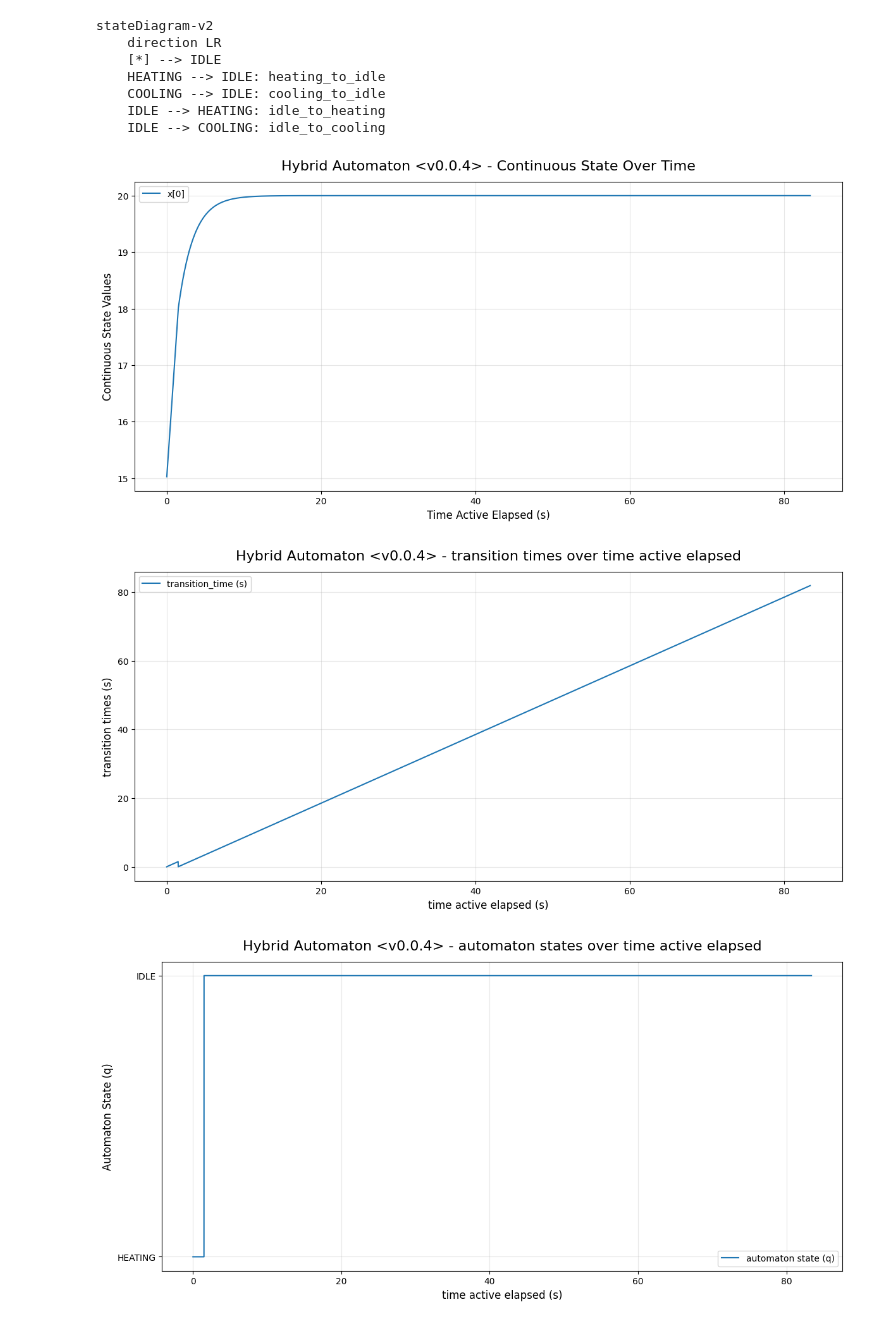
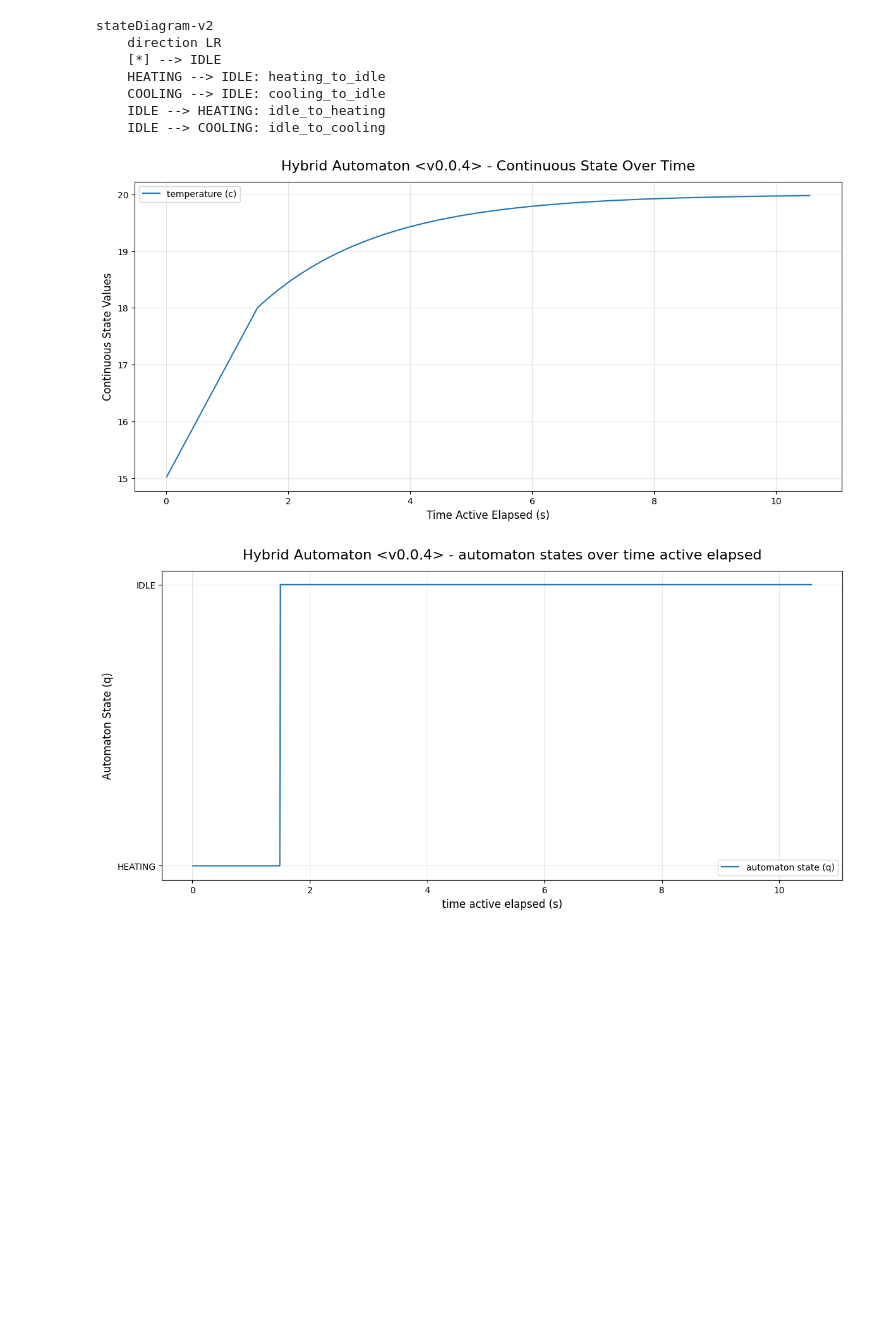
Before and after one commit to rymc-dev/hybrid-automaton, a Jupyter notebook: notebooks/thermostat_hybrid_automaton.ipynb, the cells around one changed output. Drawn from its saved outputs; the diff is of its cells as text; code cells hidden in the pictures; blank space fills up the shorter version.

```diff
--- a/notebooks/thermostat_hybrid_automaton.ipynb
+++ b/notebooks/thermostat_hybrid_automaton.ipynb
@@ -52,5 +53,5 @@ Hybrid Automaton `.mmd` diagram:
     IDLE --> COOLING: idle_to_cooling
 # %%
 ha_runner: AutomatonRunner = AutomatonRunner(hybrid_automaton=ha, sampling_rate=0.001)
-await ha_runner.run(x0 = np.array([15.0]), real_time_mode=False, integrate=True, duration=10.0, dt=0.01, collect_control=False, collect_auxiliary=False)
+await ha_runner.run(x0 = np.array([15.0]), real_time_mode=False, duration=10.0, integrate=True, dt=0.01, collect_continuous=True, collect_automaton=True, collect_control=False, collect_auxiliary=False)
 # %% [output]
@@ -86,16 +86,15 @@ stateDiagram-v2
     IDLE --> HEATING: idle_to_heating
     IDLE --> COOLING: idle_to_cooling
 # %%
-from hybrid_automaton_evaluation.figure_generator import continuous_states_over_time_fig, transitions_times_over_time_fig, automaton_states_over_time
+from hybrid_automaton_evaluation.visualization import continuous_states_over_time_fig, transitions_times_over_time_fig, automaton_states_over_time
 import matplotlib.pyplot as plt
 
 results = ha_runner.get_results()
-fig1 = continuous_states_over_time_fig(results['continuous_states'])
-fig2 = transitions_times_over_time_fig(results['transition_times'])
+fig1 = continuous_states_over_time_fig(results['continuous_states'], ['temperature (c)'])
+# fig2 = transitions_times_over_time_fig(results['transition_times'])
 fig3 = automaton_states_over_time(results['automaton_states'])
 
 plt.show()
 # %% [output]
-[figure, old version]
+[figure, new version]
-[figure, old version]
+[figure, new version]
-[figure, removed]
```
Also changed, not shown: parts of 4 cells of this notebook, 2 other files.
